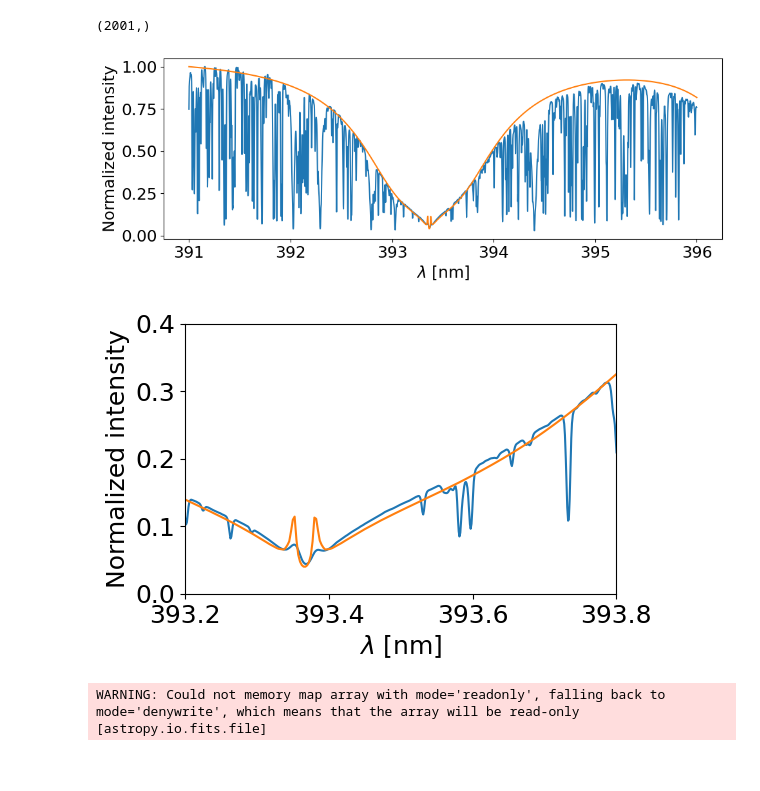
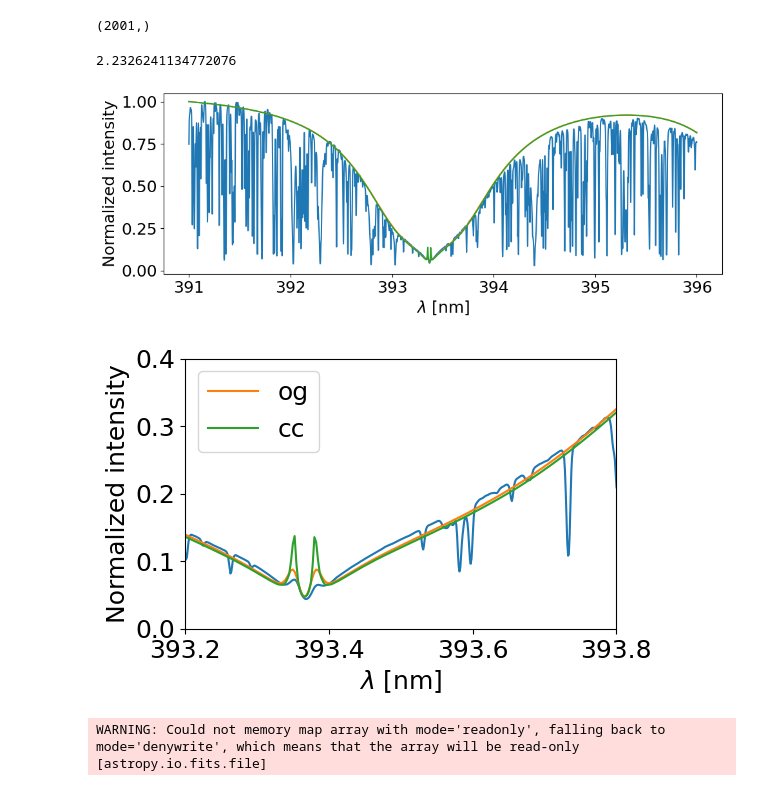
Before and after one commit to ivanzmilic/spherical1d, a Jupyter notebook: seville_plots.ipynb, the cells around one changed output. Cells and saved outputs as stored; diff of their text form; code cells hidden in the pictures.

```diff
--- a/seville_plots.ipynb
+++ b/seville_plots.ipynb
@@ -16,34 +16,46 @@ obs.shape
 (2, 4535)
 # %%
 synth_c = fits.open("atlas_disk_center.fits")[0].data
+synth_ccc = fits.open("atlas_disk_center_cc.fits")[0].data
 # %%
 synth_c.shape
 # %% [output]
 (2001,)
 # %%
 atlas_wavegrid = np.linspace(391.0, 396.0, 2001)
+# %%
+# Macroturbulence? Does not change anything
+from scipy.ndimage import gaussian_filter1d
+width =   np.mean(atlas_wavegrid) * 10.0 / 3E5 / (atlas_wavegrid[1] - atlas_wavegrid[0]) / 2.35
+print (width)
+synth_c = gaussian_filter1d(synth_c, width)
+# %% [output]
+2.2326241134772076
 # %%
 plt.figure(figsize=[10,4])
 plt.plot(obs[0]/10.0, obs[1]/np.amax(obs[1]))
 plt.plot(atlas_wavegrid, synth_c/np.amax(synth_c))
+plt.plot(atlas_wavegrid, synth_ccc/np.amax(synth_ccc))
 plt.xlabel("$\lambda$ [nm]")
 plt.ylabel("Normalized intensity")
 plt.tight_layout()
 plt.savefig("lw_vs_atlas.png",bbox_inches='tight')
 # %% [output]
-[figure, old version]
+[figure, new version]
 # %%
 plt.figure(figsize=[6,4])
 plt.plot(obs[0]/10.0, obs[1]/np.amax(obs[1]))
-plt.plot(atlas_wavegrid, synth_c/np.amax(synth_c))
+plt.plot(atlas_wavegrid, synth_c/np.amax(synth_c), label='og')
+plt.plot(atlas_wavegrid, synth_ccc/np.amax(synth_ccc), label = 'cc')
 plt.xlim([393.2, 393.8])
 plt.ylim([0.0,0.4])
 plt.xlabel("$\lambda$ [nm]")
 plt.ylabel("Normalized intensity")
+plt.legend()
 plt.tight_layout()
 plt.savefig("lw_vs_atlas_zoom.png",bbox_inches='tight')
 # %% [output]
-[figure, old version]
+[figure, new version]
 # %%
 susi_spec = fits.open("/home/milic/data/20240713_215257_15937007-20240713_215500_15954265-cam1_bin_1_1_1_full.fits")[0].data
 susi_spec.shape
```
Also changed, not shown: 1 other file.
